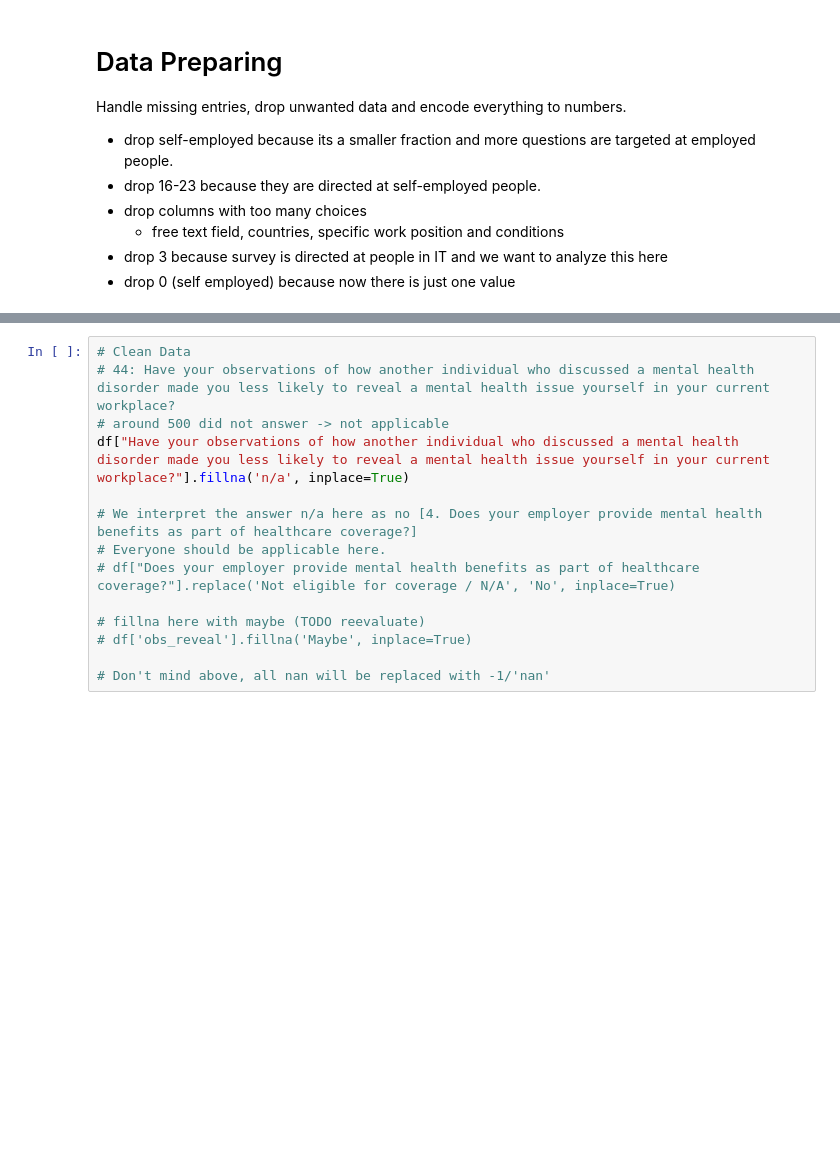
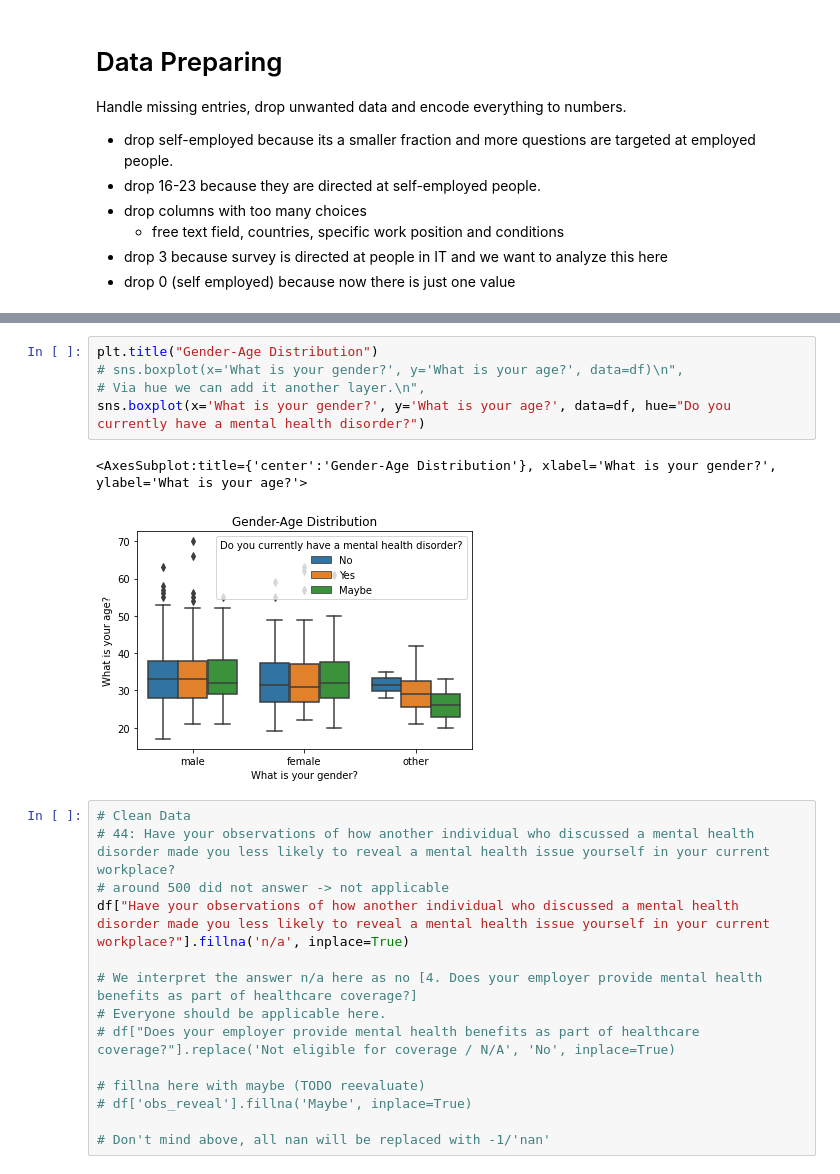
Before and after one commit to LeonOelenberg/DLI-OSMI-Mental-Health, a Jupyter notebook: Notebook.ipynb, the cells around one changed output, grey strips where cells are left out. Cells and saved outputs as stored; diff of their text form; blank space fills up the shorter version.

```diff
--- a/Notebook.ipynb
+++ b/Notebook.ipynb
@@ -131,3 +145,11 @@ df["What is your age?"].unique()
+# %%
+plt.title("Gender-Age Distribution")
+# sns.boxplot(x='What is your gender?', y='What is your age?', data=df)\n",
+# Via hue we can add it another layer.\n",
+sns.boxplot(x='What is your gender?', y='What is your age?', data=df, hue="Do you currently have a mental health disorder?")
+# %% [output]
+<AxesSubplot:title={'center':'Gender-Age Distribution'}, xlabel='What is your gender?', ylabel='What is your age?'>
+[figure, added]
 # %%
 # Clean Data
 # 44: Have your observations of how another individual who discussed a mental health disorder made you less likely to reveal a mental health issue yourself in your current workplace?
```
Also changed, not shown: parts of 10 cells of this notebook, 3 other files.
